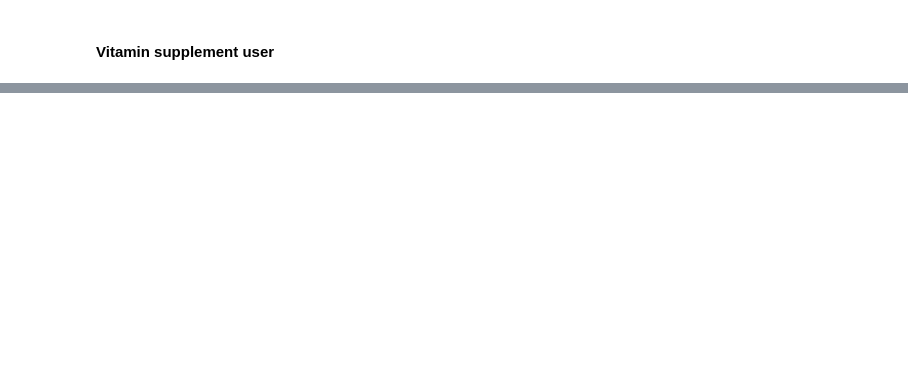
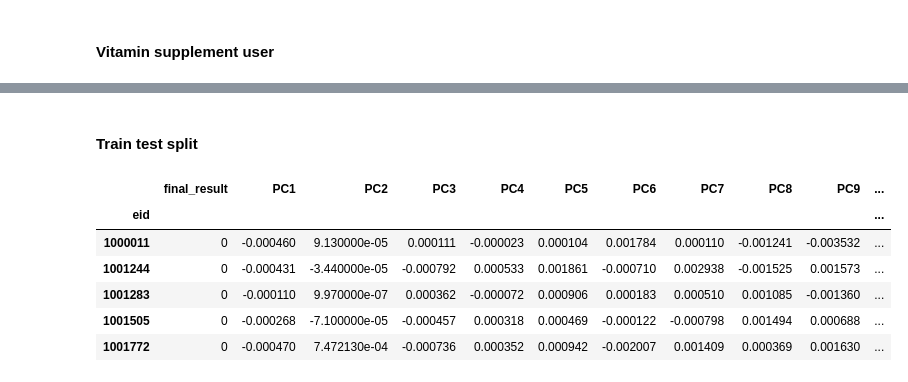
Before and after one commit to JunWeiLUC/NSinternship, a Jupyter notebook: Covid_information.ipynb, the cells around one changed output, grey strips where cells are left out. Drawn from its saved outputs; the diff is of its cells as text; code cells hidden in the pictures; blank space fills up the shorter version.

```diff
--- a/Covid_information.ipynb
+++ b/Covid_information.ipynb
@@ -956,0 +884,19 @@ sup.head()
+# %% [markdown]
+#### Train test split
+# %%
+from sklearn.model_selection import train_test_split
+
+X = modeldata.loc[:, modeldata.columns != 'final_result']
+y = modeldata.loc[:, modeldata.columns == 'final_result']
+
+X_train, X_test, y_train, y_test = train_test_split(X, y, test_size=0.25, random_state=0)
+
+modeldata.head()
+# %% [output]
+|  | final_result | PC1 | PC2 | PC3 | PC4 | PC5 | PC6 | PC7 | PC8 | PC9 | ... |
+| eid |  |  |  |  |  |  |  |  |  |  | ... |
+| 1000011 | 0 | -0.000460 | 9.130000e-05 | 0.000111 | -0.000023 | 0.000104 | 0.001784 | 0.000110 | -0.001241 | -0.003532 | ... |
+| 1001244 | 0 | -0.000431 | -3.440000e-05 | -0.000792 | 0.000533 | 0.001861 | -0.000710 | 0.002938 | -0.001525 | 0.001573 | ... |
+| 1001283 | 0 | -0.000110 | 9.970000e-07 | 0.000362 | -0.000072 | 0.000906 | 0.000183 | 0.000510 | 0.001085 | -0.001360 | ... |
+| 1001505 | 0 | -0.000268 | -7.100000e-05 | -0.000457 | 0.000318 | 0.000469 | -0.000122 | -0.000798 | 0.001494 | 0.000688 | ... |
+| 1001772 | 0 | -0.000470 | 7.472130e-04 | -0.000736 | 0.000352 | 0.000942 | -0.002007 | 0.001409 | 0.000369 | 0.001630 | ... |
```
Also changed, not shown: parts of 51 cells of this notebook.
